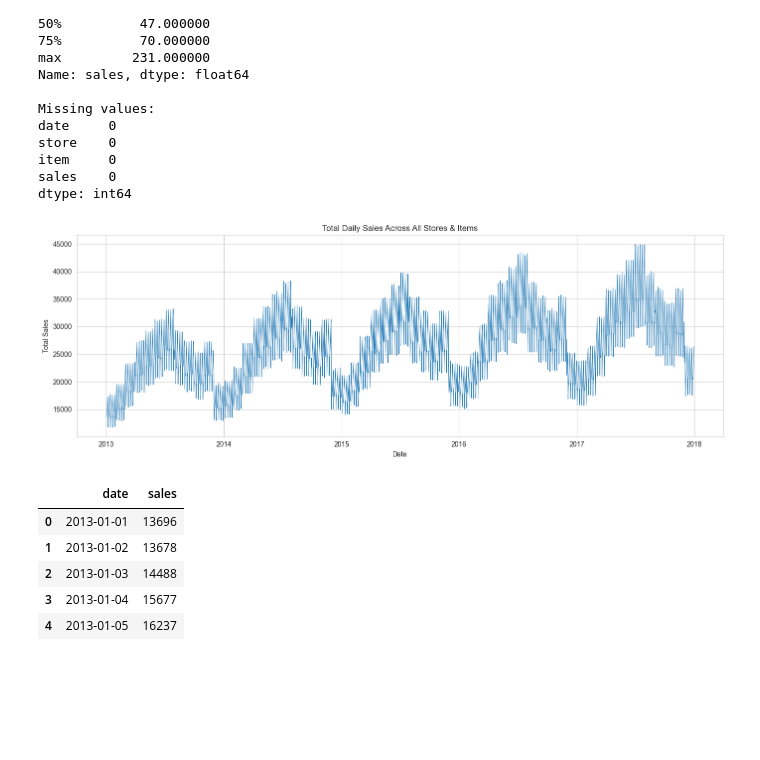
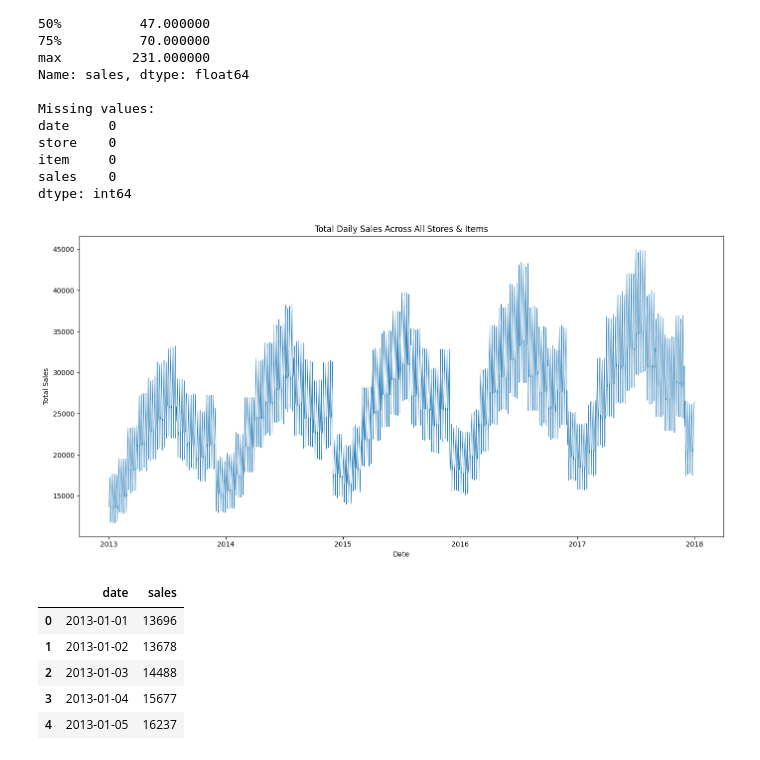
Before and after one commit to ZakkiShah5/time-series-forecasting, a Jupyter notebook: notebooks/01_eda_modeling.ipynb, the cells around one changed output. Cells and saved outputs as stored; diff of their text form; code cells hidden in the pictures; blank space fills up the shorter version.

```diff
--- a/notebooks/01_eda_modeling.ipynb
+++ b/notebooks/01_eda_modeling.ipynb
@@ -3,9 +3,6 @@ import pandas as pd
 import numpy as np
 import matplotlib.pyplot as plt
 import seaborn as sns
-
-%matplotlib inline
-sns.set_style('whitegrid')
 # %% [markdown]
 # Store Item Demand Forecasting — Time Series Project
 
@@ -71,16 +68,16 @@ dtype: int64
 # %%
 daily_total = df.groupby("date")["sales"].sum().reset_index()
 
-plt.figure(figsize=(14, 5))
+plt.figure(figsize=(14, 7))
 plt.plot(daily_total['date'], daily_total['sales'], linewidth=0.7)
 plt.title('Total Daily Sales Across All Stores & Items')
 plt.xlabel('Date')
 plt.ylabel('Total Sales')
 plt.tight_layout()
 plt.savefig('../total_daily_sales.png', dpi=100, bbox_inches='tight')
 plt.show()
 # %% [output]
-[figure, old version]
+[figure, new version]
 # %%
 daily_total.head()
 # %% [output]
```
Also changed, not shown: parts of 39 cells of this notebook, 22 other files.
